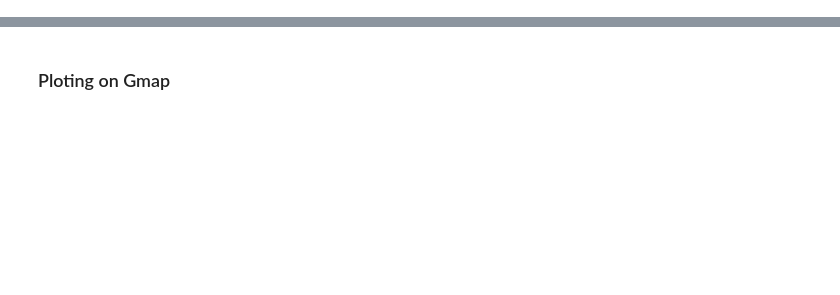
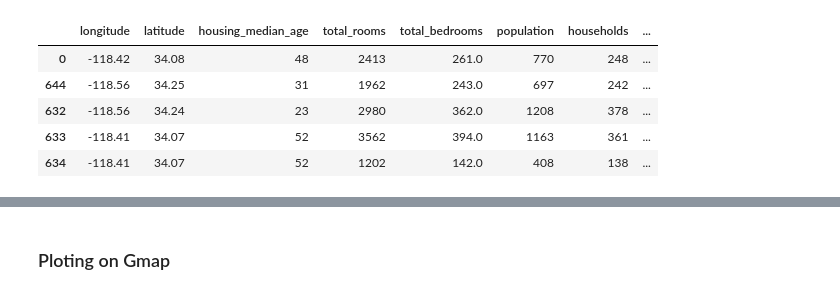
Before and after one commit to truonglybach/project1_UCI, a Jupyter notebook: shayan.ipynb, the cells around one changed output, grey strips where cells are left out. Saved outputs shown, nothing was run; the diff lists cells and outputs as text; code cells hidden in the pictures; blank space fills up the shorter version.

```diff
--- a/shayan.ipynb
+++ b/shayan.ipynb
@@ -14,0 +31,11 @@ df1 = df1.dropna()
+# %%
+# Slice the top 5%
+top5 = df1.iloc[:round(len(df1['median_house_value'])*0.05), :].sort_values('median_house_value', ascending=False)
+top5.head()
+# %% [output]
+|  | longitude | latitude | housing_median_age | total_rooms | total_bedrooms | population | households | ... |
+| 0 | -118.42 | 34.08 | 48 | 2413 | 261.0 | 770 | 248 | ... |
+| 644 | -118.56 | 34.25 | 31 | 1962 | 243.0 | 697 | 242 | ... |
+| 632 | -118.56 | 34.24 | 23 | 2980 | 362.0 | 1208 | 378 | ... |
+| 633 | -118.41 | 34.07 | 52 | 3562 | 394.0 | 1163 | 361 | ... |
+| 634 | -118.41 | 34.07 | 52 | 1202 | 142.0 | 408 | 138 | ... |
```
Also changed, not shown: parts of 52 cells of this notebook, 10 other files.
